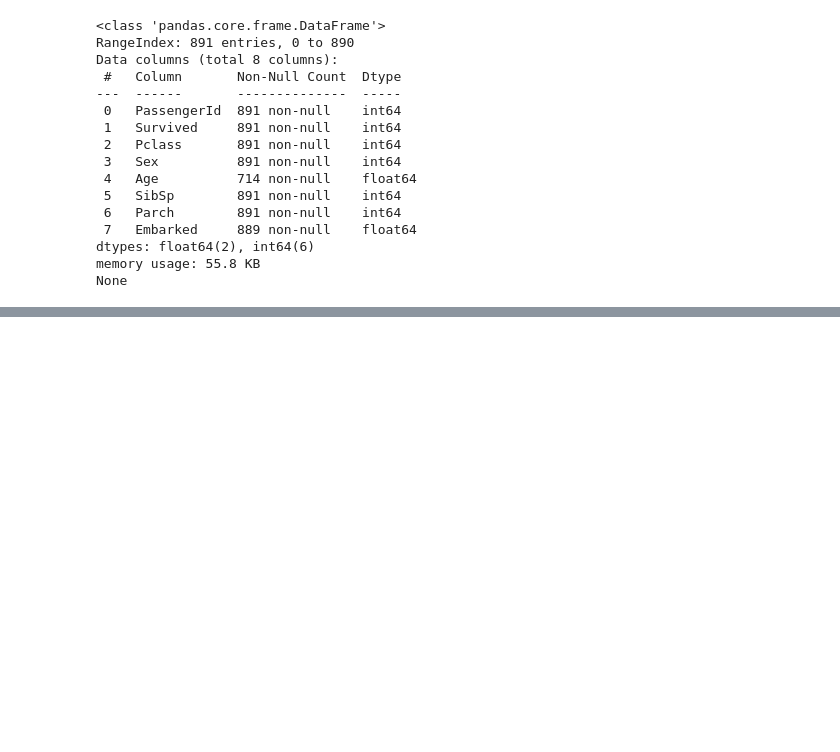
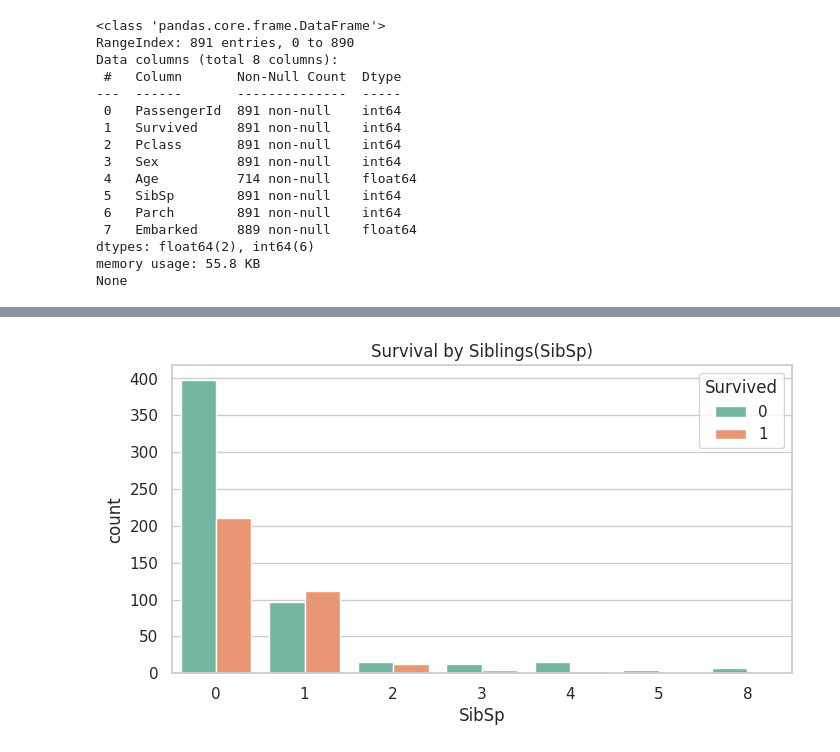
Before and after one commit to gcbirat12/Titanic_Survivor_Prediction, a Jupyter notebook: Titanic_Survivor_Prediction.ipynb, the cells around one changed output, grey strips where cells are left out. Cells and saved outputs as stored; diff of their text form; code cells hidden in the pictures; blank space fills up the shorter version.

```diff
--- a/Titanic_Survivor_Prediction.ipynb
+++ b/Titanic_Survivor_Prediction.ipynb
@@ -94,0 +144,7 @@ None
+# %%
+plt.figure(figsize=(8, 4))
+sns.countplot(data=train_data, x='SibSp', hue='Survived', palette="Set2")
+plt.title("Survival by Siblings(SibSp)")
+plt.show()
+# %% [output]
+[figure, added]
```
Also changed, not shown: parts of 9 cells of this notebook.
